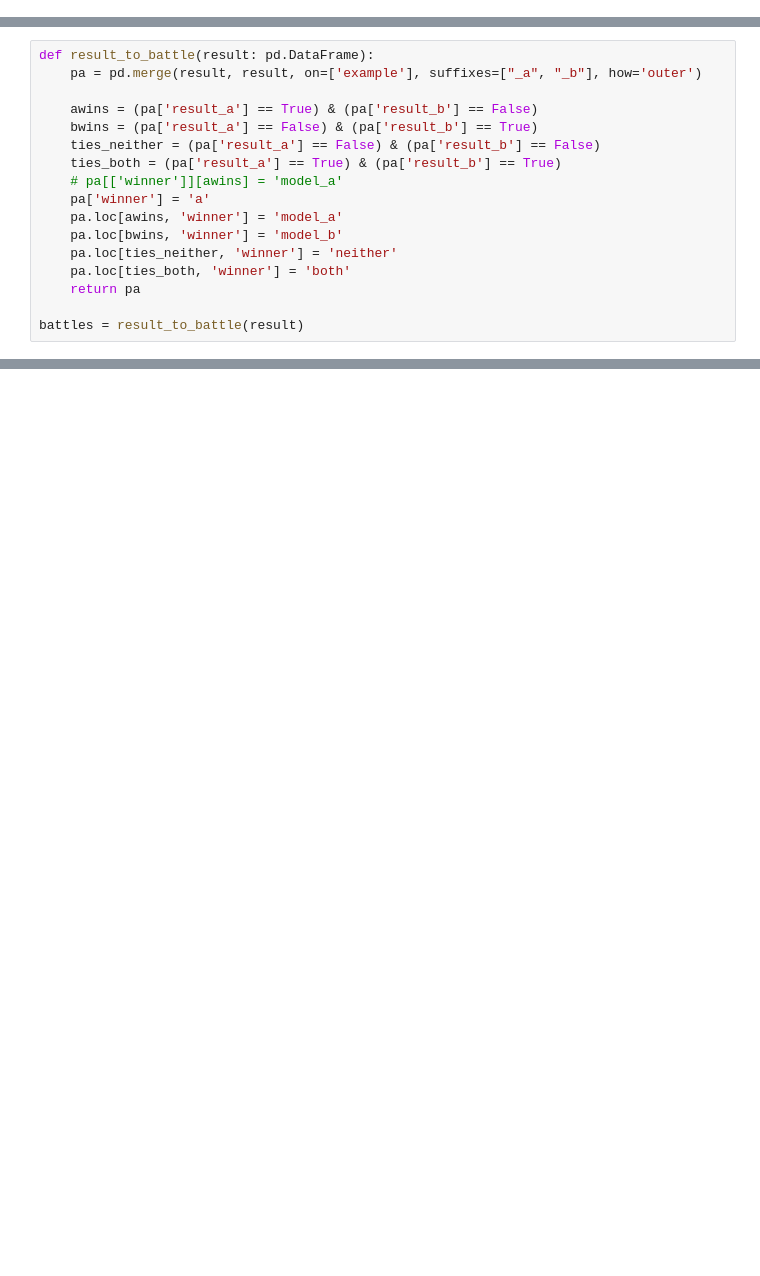
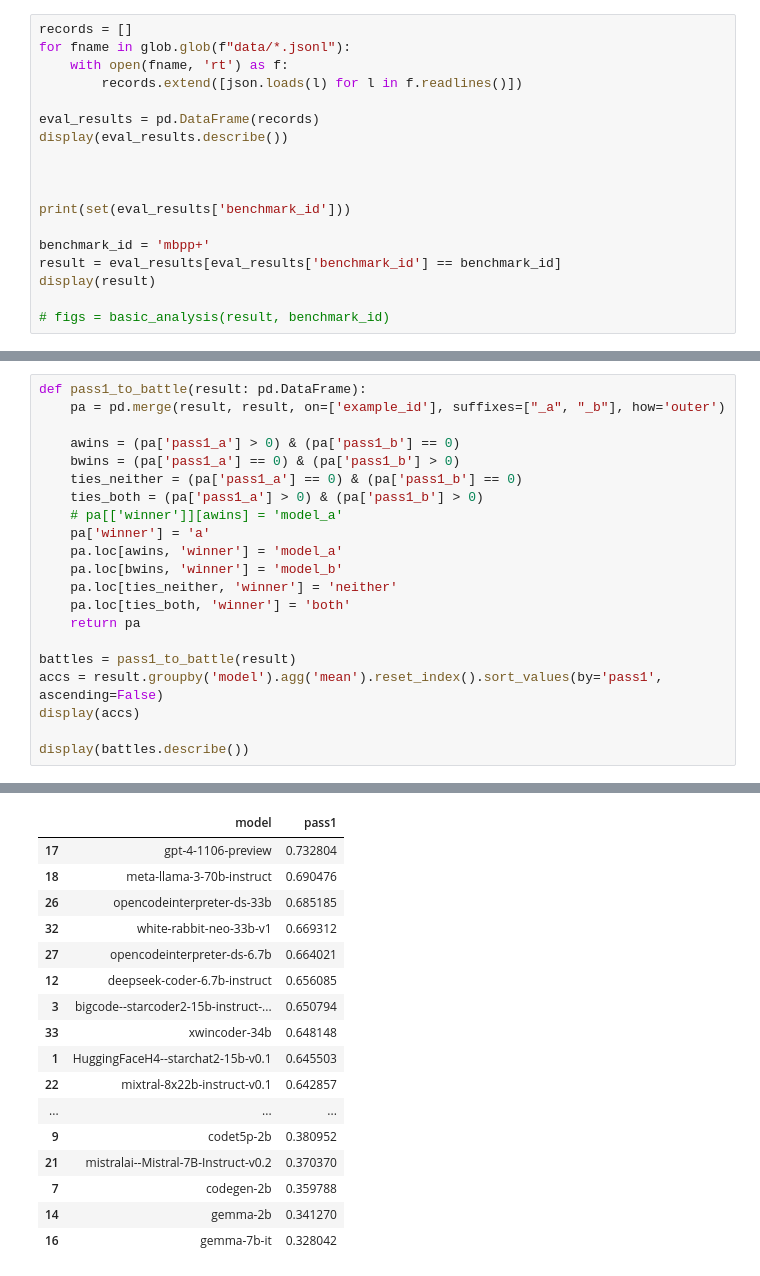
Before and after one commit to crux-eval/eval-arena, a Jupyter notebook: leaderboard.ipynb, the cells around one changed output, grey strips where cells are left out. Drawn from its saved outputs; the diff is of its cells as text; blank space fills up the shorter version.

```diff
--- a/leaderboard.ipynb
+++ b/leaderboard.ipynb
@@ -42,0 +11,18 @@ display(result)
+# %%
+records = []
+for fname in glob.glob(f"data/*.jsonl"):
+    with open(fname, 'rt') as f:
+        records.extend([json.loads(l) for l in f.readlines()])
+
+eval_results = pd.DataFrame(records)
+display(eval_results.describe())
+
+
+
+print(set(eval_results['benchmark_id']))
+
+benchmark_id = 'mbpp+'
+result = eval_results[eval_results['benchmark_id'] == benchmark_id]
+display(result)
+
+# figs = basic_analysis(result, benchmark_id)
@@ -43,11 +53,11 @@ display(result)
 # %%
-def result_to_battle(result: pd.DataFrame):
-    pa = pd.merge(result, result, on=['example'], suffixes=["_a", "_b"], how='outer')
+def pass1_to_battle(result: pd.DataFrame):
+    pa = pd.merge(result, result, on=['example_id'], suffixes=["_a", "_b"], how='outer')
 
-    awins = (pa['result_a'] == True) & (pa['result_b'] == False)
-    bwins = (pa['result_a'] == False) & (pa['result_b'] == True)
-    ties_neither = (pa['result_a'] == False) & (pa['result_b'] == False)
-    ties_both = (pa['result_a'] == True) & (pa['result_b'] == True)
+    awins = (pa['pass1_a'] > 0) & (pa['pass1_b'] == 0)
+    bwins = (pa['pass1_a'] == 0) & (pa['pass1_b'] > 0)
+    ties_neither = (pa['pass1_a'] == 0) & (pa['pass1_b'] == 0)
+    ties_both = (pa['pass1_a'] > 0) & (pa['pass1_b'] > 0)
     # pa[['winner']][awins] = 'model_a'
     pa['winner'] = 'a'
     pa.loc[awins, 'winner'] = 'model_a'
@@ -56,4 +66,9 @@ def result_to_battle(result: pd.DataFrame):
     pa.loc[ties_both, 'winner'] = 'both'
     return pa
 
-battles = result_to_battle(result)
+battles = pass1_to_battle(result)
+accs = result.groupby('model').agg('mean').reset_index().sort_values(by='pass1', ascending=False)
+display(accs)
+
+display(battles.describe())
+# %% [output]
@@ -59,0 +76,17 @@ battles = result_to_battle(result)
+|  | model | pass1 |
+| 17 | gpt-4-1106-preview | 0.732804 |
+| 18 | meta-llama-3-70b-instruct | 0.690476 |
+| 26 | opencodeinterpreter-ds-33b | 0.685185 |
+| 32 | white-rabbit-neo-33b-v1 | 0.669312 |
+| 27 | opencodeinterpreter-ds-6.7b | 0.664021 |
+| 12 | deepseek-coder-6.7b-instruct | 0.656085 |
+| 3 | bigcode--starcoder2-15b-instruct-... | 0.650794 |
+| 33 | xwincoder-34b | 0.648148 |
+| 1 | HuggingFaceH4--starchat2-15b-v0.1 | 0.645503 |
+| 22 | mixtral-8x22b-instruct-v0.1 | 0.642857 |
+| ... | ... | ... |
+| 9 | codet5p-2b | 0.380952 |
+| 21 | mistralai--Mistral-7B-Instruct-v0.2 | 0.370370 |
+| 7 | codegen-2b | 0.359788 |
+| 14 | gemma-2b | 0.341270 |
+| 16 | gemma-7b-it | 0.328042 |
```
Also changed, not shown: parts of 15 cells of this notebook, 9 other files.
